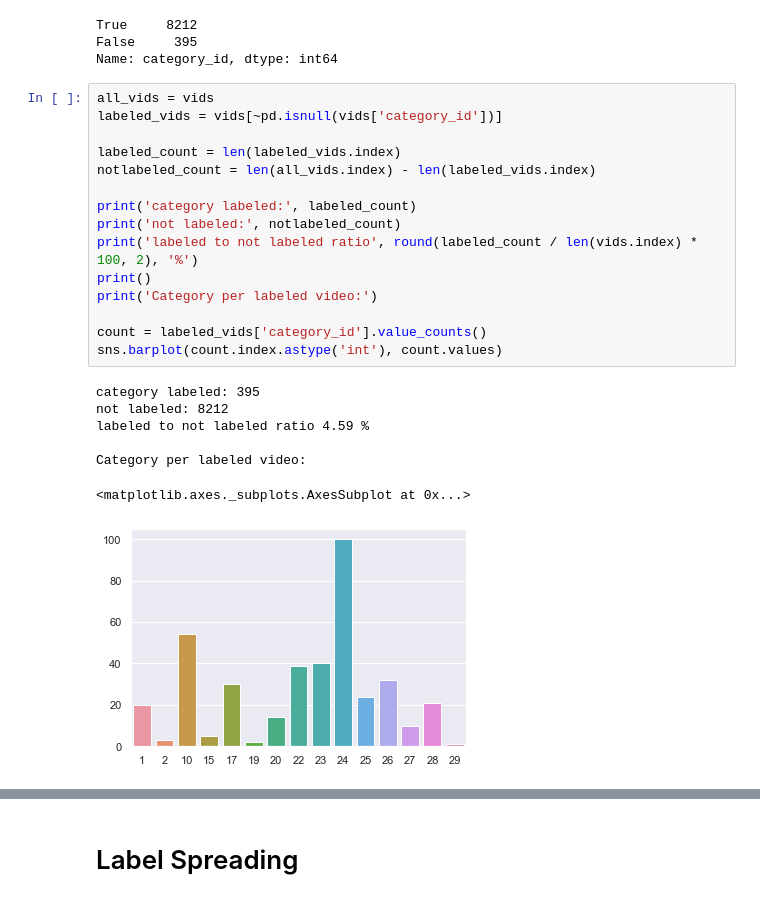
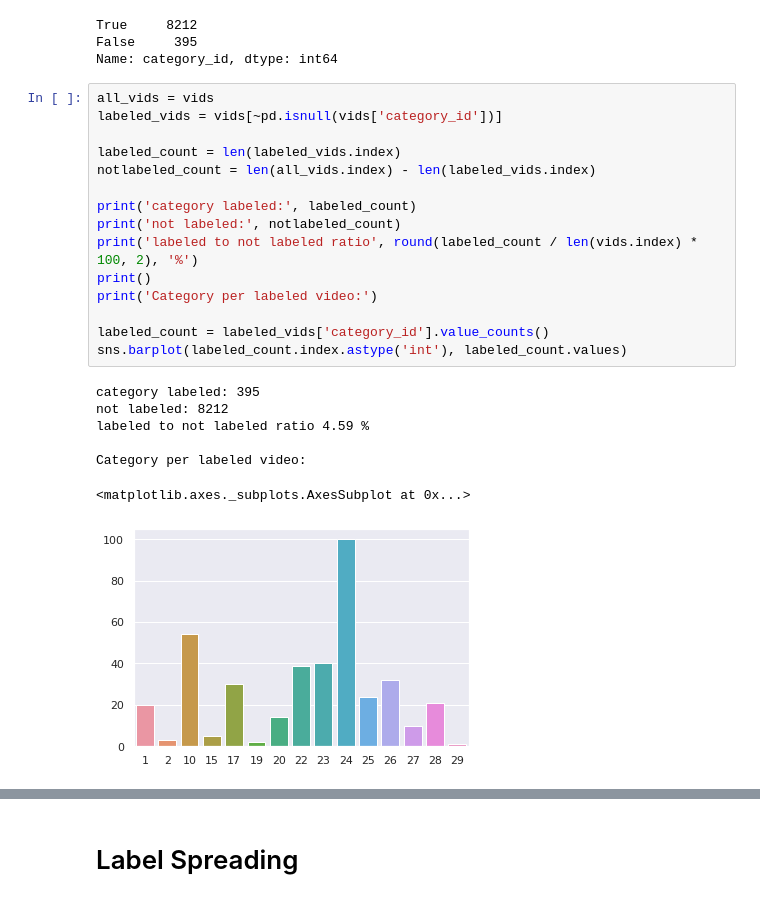
Before and after one commit to hejmsdz/youtube-trending-prediction, a Jupyter notebook: notebooks/04-semisupervised-learning.ipynb, the cells around one changed output, grey strips where cells are left out. Cells and saved outputs as stored; diff of their text form.

```diff
--- a/notebooks/04-semisupervised-learning.ipynb
+++ b/notebooks/04-semisupervised-learning.ipynb
@@ -38,23 +38,23 @@ Name: category_id, dtype: int64
 # %%
 all_vids = vids
 labeled_vids = vids[~pd.isnull(vids['category_id'])]
 
 labeled_count = len(labeled_vids.index)
 notlabeled_count = len(all_vids.index) - len(labeled_vids.index)
 
 print('category labeled:', labeled_count)
 print('not labeled:', notlabeled_count)
 print('labeled to not labeled ratio', round(labeled_count / len(vids.index) * 100, 2), '%')
 print()
 print('Category per labeled video:')
 
-count = labeled_vids['category_id'].value_counts()
-sns.barplot(count.index.astype('int'), count.values)
+labeled_count = labeled_vids['category_id'].value_counts()
+sns.barplot(labeled_count.index.astype('int'), labeled_count.values)
 # %% [output]
 category labeled: 395
 not labeled: 8212
 labeled to not labeled ratio 4.59 %
 
 Category per labeled video:
 <matplotlib.axes._subplots.AxesSubplot at 0x...>
-[figure, old version]
+[figure, new version]
```
Also changed, not shown: parts of 7 cells of this notebook.
